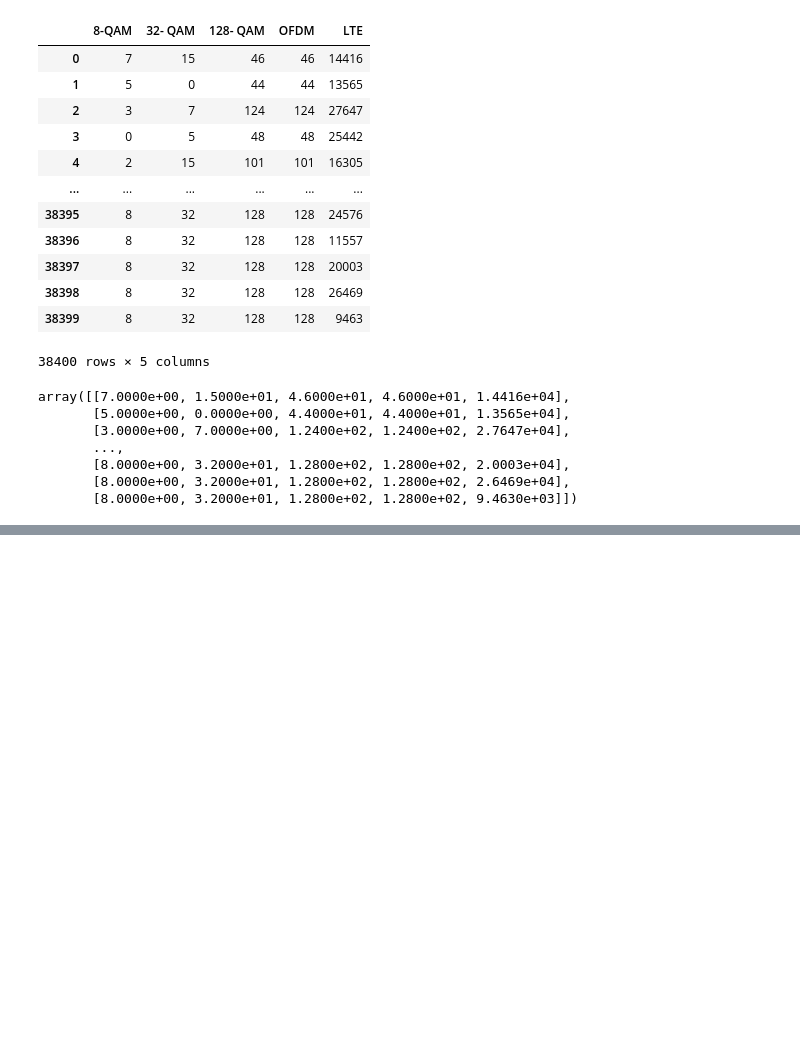
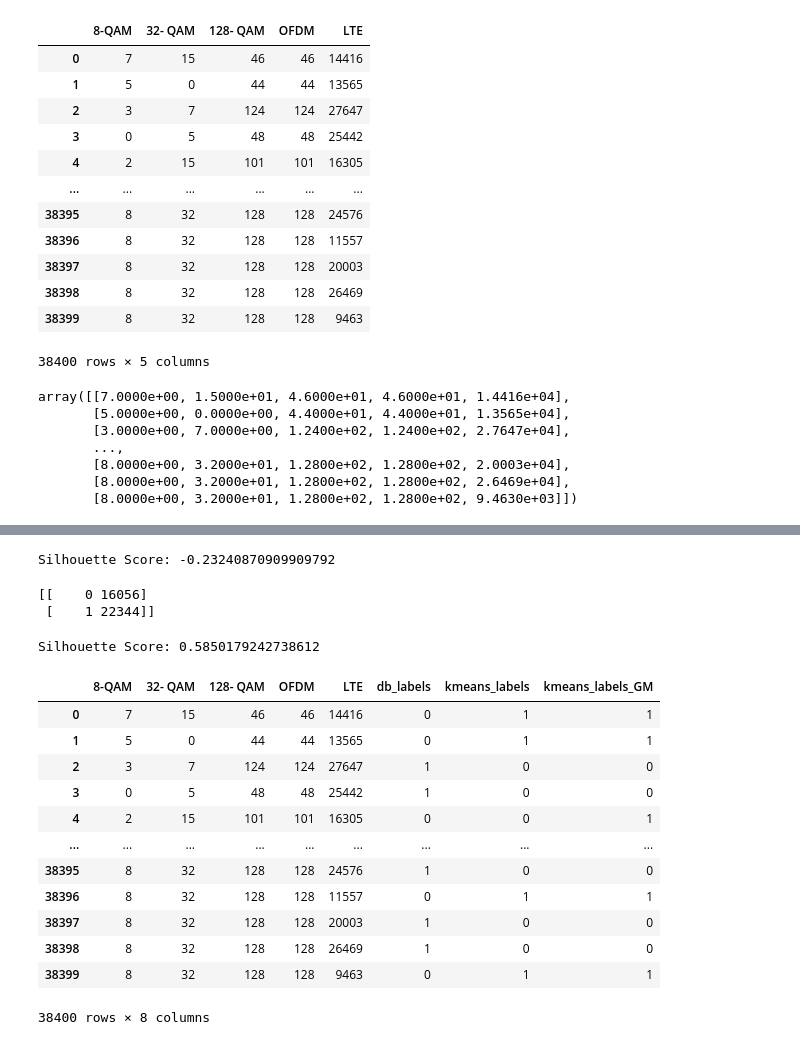
Before and after one commit to AbdulRafay03/ML-challenge, a Jupyter notebook: mLChallenge.ipynb, the cells around one changed output, grey strips where cells are left out. Cells and saved outputs as stored; diff of their text form; code cells hidden in the pictures; blank space fills up the shorter version.

```diff
--- a/mLChallenge.ipynb
+++ b/mLChallenge.ipynb
@@ -180,0 +181,5 @@ Silhouette Score: 0.5888539599922615
+# %%
+from sklearn.cluster import DBSCAN
+
+dbscan = DBSCAN(eps=1, min_samples=35)
+cluster_labels = dbscan.fit_predict(data_imputed)
@@ -180,0 +192,40 @@ Silhouette Score: 0.5888539599922615
+# %%
+silhouette_avg = silhouette_score(data_imputed, cluster_labels)
+print("Silhouette Score:", silhouette_avg)
+# %% [output]
+Silhouette Score: -0.23240870909909792
+# %%
+from sklearn.mixture import GaussianMixture
+gmm = GaussianMixture(n_components=2)
+cluster_labels_GM = gmm.fit_predict(data_imputed)
+# %%
+unique , count = np.unique(cluster_labels_GM , return_counts=True)
+print(np.asarray((unique, count)).T)
+# %% [output]
+[[    0 16056]
+ [    1 22344]]
+# %%
+silhouette_avg = silhouette_score(data_imputed, cluster_labels_GM)
+print("Silhouette Score:", silhouette_avg)
+# %% [output]
+Silhouette Score: 0.5850179242738612
+# %%
+df['db_labels'] = cluster_labels
+df['kmeans_labels'] = labels
+df['kmeans_labels_GM'] = cluster_labels_GM
+# %%
+df
+# %% [output]
+|  | 8-QAM | 32- QAM | 128- QAM | OFDM | LTE | db_labels | kmeans_labels | kmeans_labels_GM |
+| 0 | 7 | 15 | 46 | 46 | 14416 | 0 | 1 | 1 |
+| 1 | 5 | 0 | 44 | 44 | 13565 | 0 | 1 | 1 |
+| 2 | 3 | 7 | 124 | 124 | 27647 | 1 | 0 | 0 |
+| 3 | 0 | 5 | 48 | 48 | 25442 | 1 | 0 | 0 |
+| 4 | 2 | 15 | 101 | 101 | 16305 | 0 | 0 | 1 |
+| ... | ... | ... | ... | ... | ... | ... | ... | ... |
+| 38395 | 8 | 32 | 128 | 128 | 24576 | 1 | 0 | 0 |
+| 38396 | 8 | 32 | 128 | 128 | 11557 | 0 | 1 | 1 |
+| 38397 | 8 | 32 | 128 | 128 | 20003 | 1 | 0 | 0 |
+| 38398 | 8 | 32 | 128 | 128 | 26469 | 1 | 0 | 0 |
+| 38399 | 8 | 32 | 128 | 128 | 9463 | 0 | 1 | 1 |
+38400 rows × 8 columns
```
Also changed, not shown: parts of 3 cells of this notebook.
